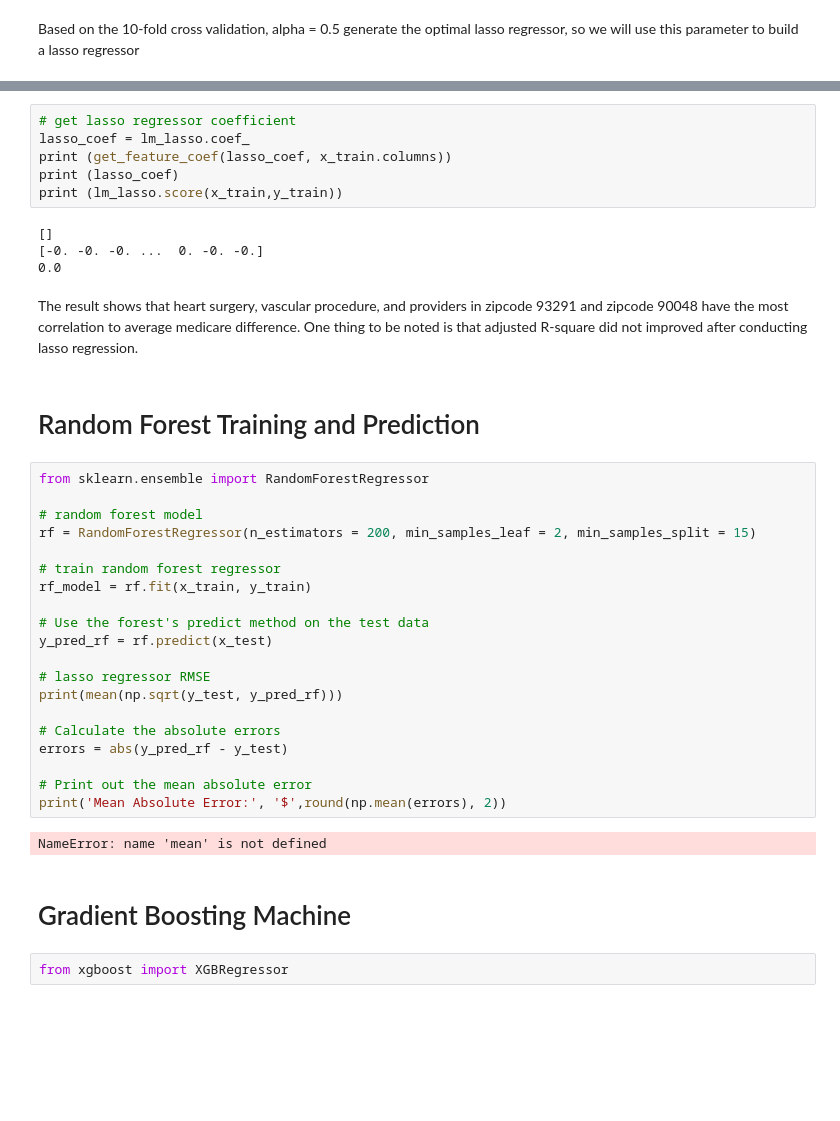
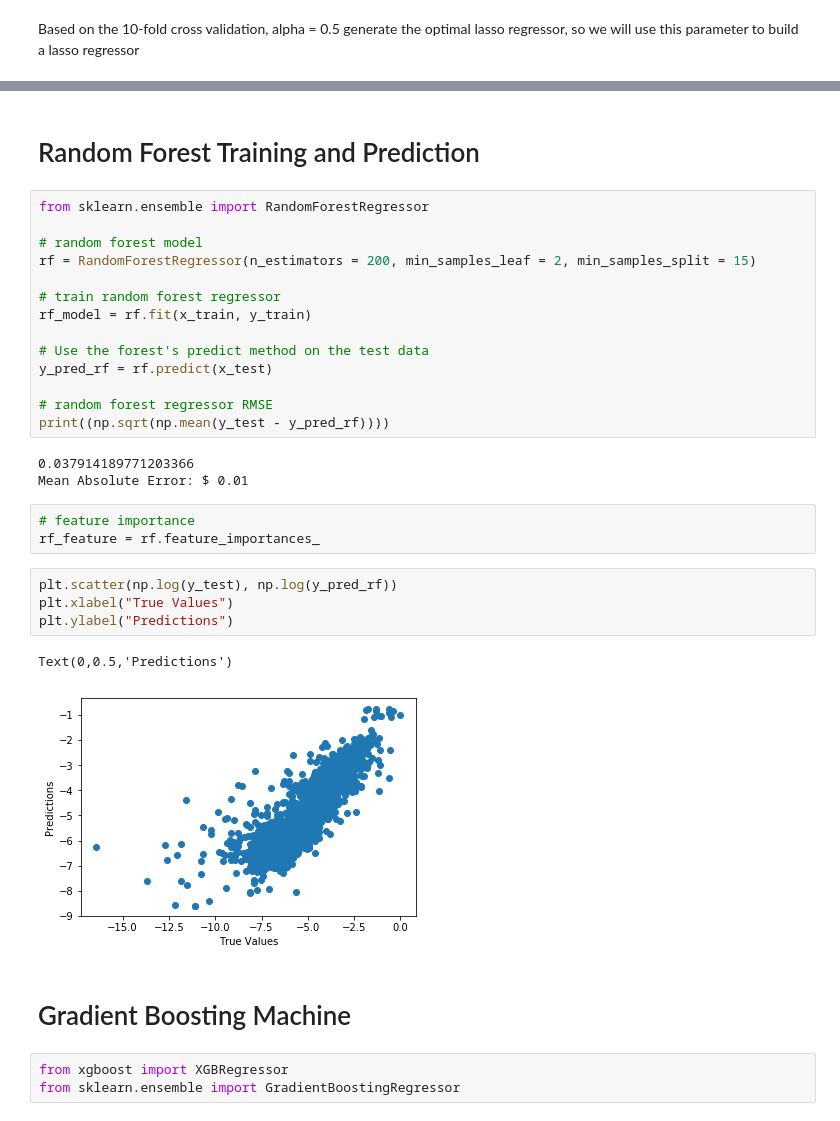
Before and after one commit to chvbs2000/SpringBoard, a Jupyter notebook: Capstone_Project1/analysis.ipynb, the cells around one changed output, grey strips where cells are left out. Saved outputs shown, nothing was run; the diff lists cells and outputs as text; blank space fills up the shorter version.

```diff
--- a/Capstone_Project1/analysis.ipynb
+++ b/Capstone_Project1/analysis.ipynb
@@ -457,15 +447,3 @@ Text(0,0.5,'Predictions')
-# %%
-# get lasso regressor coefficient
-lasso_coef = lm_lasso.coef_
-print (get_feature_coef(lasso_coef, x_train.columns))
-print (lasso_coef)
-print (lm_lasso.score(x_train,y_train))
-# %% [output]
-[]
-[-0. -0. -0. ...  0. -0. -0.]
-0.0
-# %% [markdown]
-The result shows that heart surgery, vascular procedure, and providers in zipcode 93291 and zipcode 90048 have the most correlation to average medicare difference. One thing to be noted is that adjusted R-square did not improved after conducting lasso regression.
 # %% [markdown]
 # Random Forest Training and Prediction
 # %%
@@ -480,17 +458,23 @@ rf_model = rf.fit(x_train, y_train)
 # Use the forest's predict method on the test data
 y_pred_rf = rf.predict(x_test)
 
-# lasso regressor RMSE
-print(mean(np.sqrt(y_test, y_pred_rf)))
-
-# Calculate the absolute errors
-errors = abs(y_pred_rf - y_test)
-
-# Print out the mean absolute error
-print('Mean Absolute Error:', '$',round(np.mean(errors), 2))
+# random forest regressor RMSE
+print((np.sqrt(np.mean(y_test - y_pred_rf))))
 # %% [output]
-NameError: name 'mean' is not defined
+0.037914189771203366
+Mean Absolute Error: $ 0.01
+# %%
+# feature importance
+rf_feature = rf.feature_importances_
+# %%
+plt.scatter(np.log(y_test), np.log(y_pred_rf))
+plt.xlabel("True Values")
+plt.ylabel("Predictions")
+# %% [output]
+Text(0,0.5,'Predictions')
+[figure, added]
 # %% [markdown]
 # Gradient Boosting Machine
 # %%
 from xgboost import XGBRegressor
+from sklearn.ensemble import GradientBoostingRegressor
```
Also changed, not shown: parts of 22 cells of this notebook.
